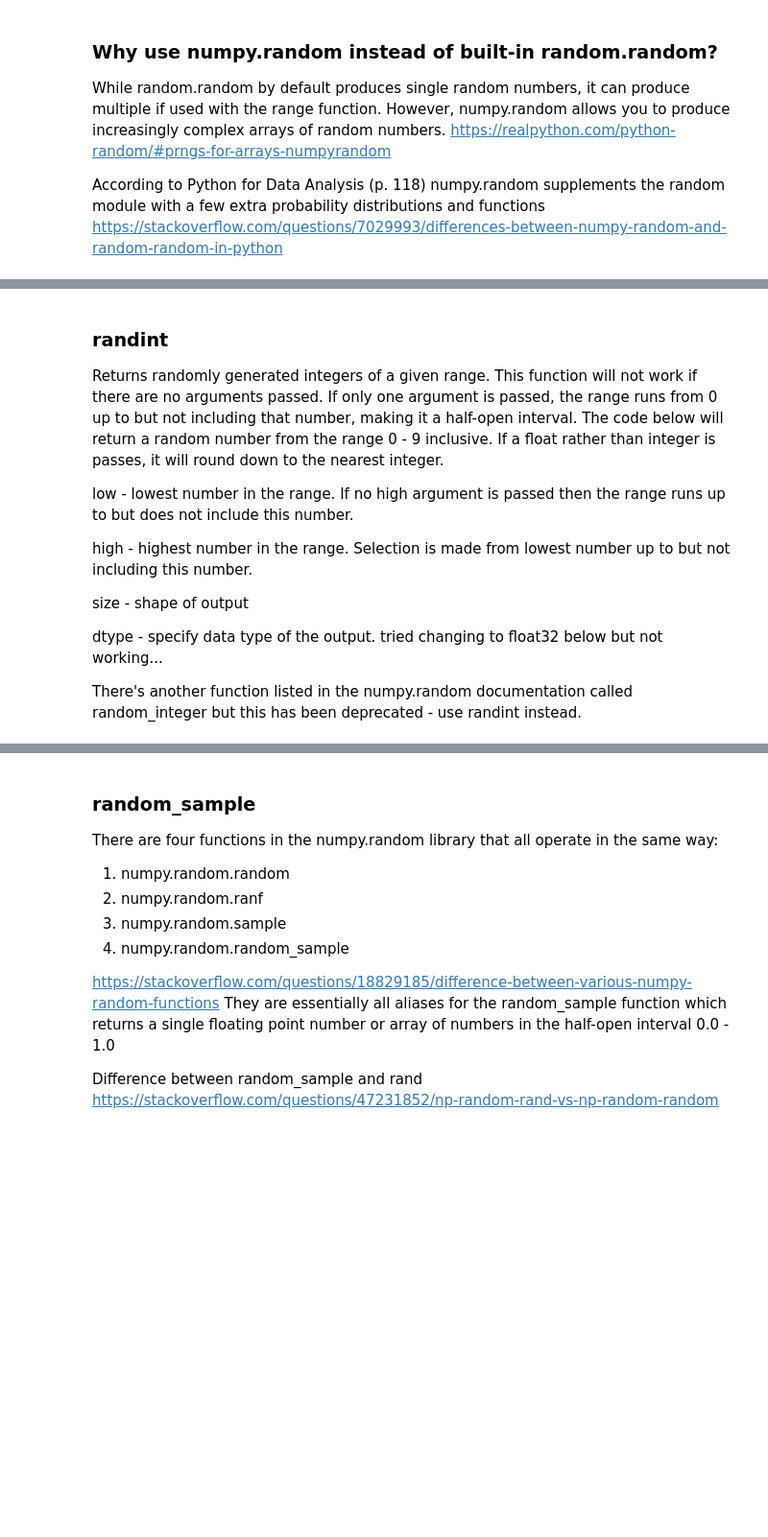
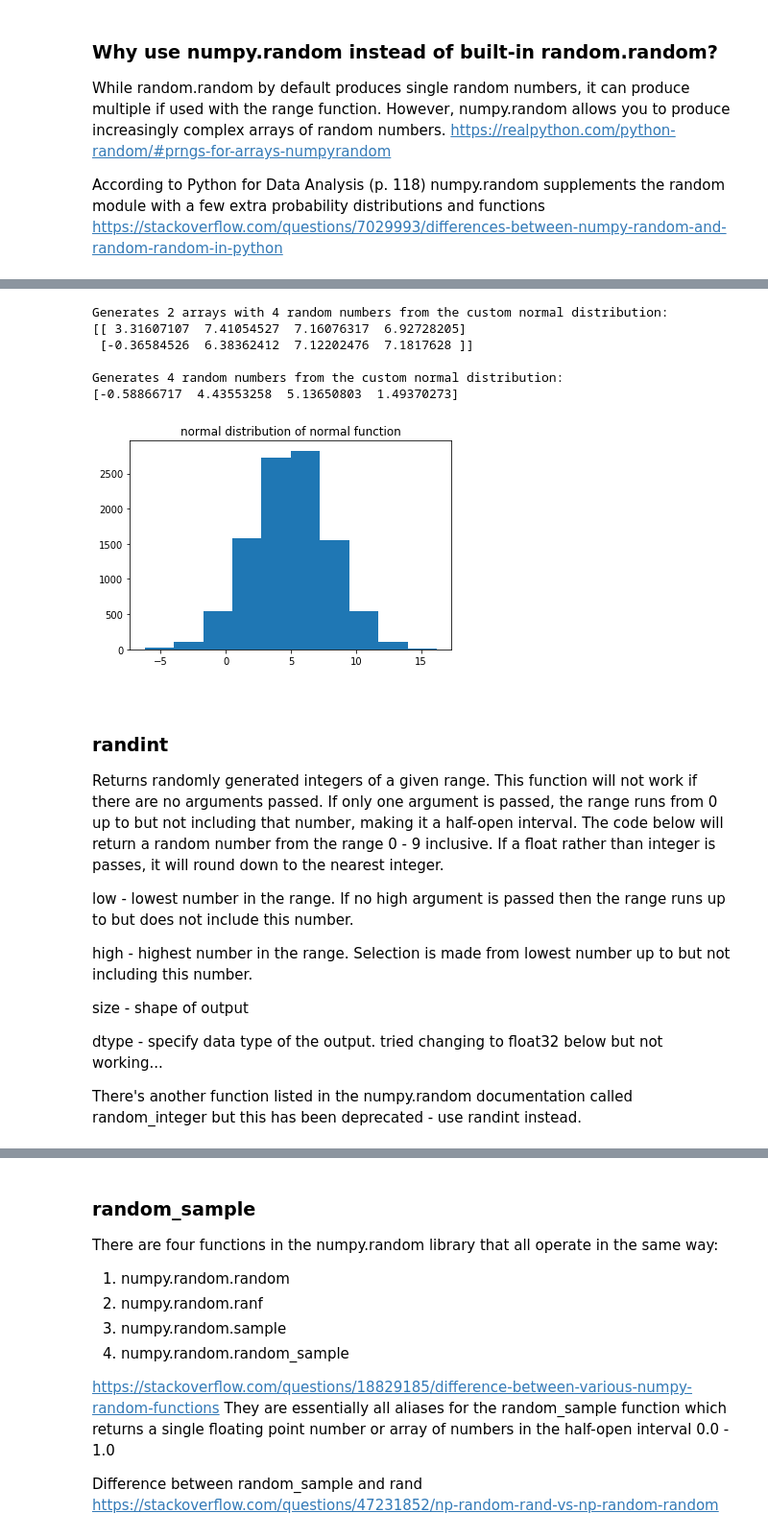
Before and after one commit to jennifer-ryan/numpy.random-project, a Jupyter notebook: numpy.random.ipynb, the cells around one changed output, grey strips where cells are left out. Shown at 96% size. Saved outputs shown, nothing was run; the diff lists cells and outputs as text; code cells hidden in the pictures; blank space fills up the shorter version.

```diff
--- a/numpy.random.ipynb
+++ b/numpy.random.ipynb
@@ -94,4 +247,31 @@ array([-4.03004469, -2.57867042])
+# %%
+# Passing loc and scale arguments with size of (x, y) arguments will return x arrays with y values in each.
+print("\033[1m" + "Generates 2 arrays with 4 random numbers from the custom normal distribution:" + "\033[0m")
+print(np.random.normal(loc=5, scale=3, size =(2, 4)))
+print()
+
+# Demonstrating it is not necessary to have 'loc=' or 'scale=' to operate the function.
+# 'size=' is necessary if more than one array is required.
+print("\033[1m" + "Generates 4 random numbers from the custom normal distribution:" + "\033[0m")
+print(np.random.normal(5, 3, 4))
+print()
+
+# Demonstrating the normal distribution of the normal function.
+x = np.random.normal(5, 3, 10000)
+plt.hist(x)
+plt.title("normal distribution of normal function")
+plt.show()
+# %% [output]
+Generates 2 arrays with 4 random numbers from the custom normal distribution:
+[[ 3.31607107  7.41054527  7.16076317  6.92728205]
+ [-0.36584526  6.38362412  7.12202476  7.1817628 ]]
+
+Generates 4 random numbers from the custom normal distribution:
+[-0.58866717  4.43553258  5.13650803  1.49370273]
+[figure, added]
 # %% [markdown]
+<br>
+
 ### randint
 Returns randomly generated integers of a given range. This function will not work if there are no arguments passed.
 If only one argument is passed, the range runs from 0 up to but not including that number, making it a half-open interval. The code below will return a random number from the range 0 - 9 inclusive. If a float rather than integer is passes, it will round down to the nearest integer.
```
Also changed, not shown: parts of 33 cells of this notebook.
